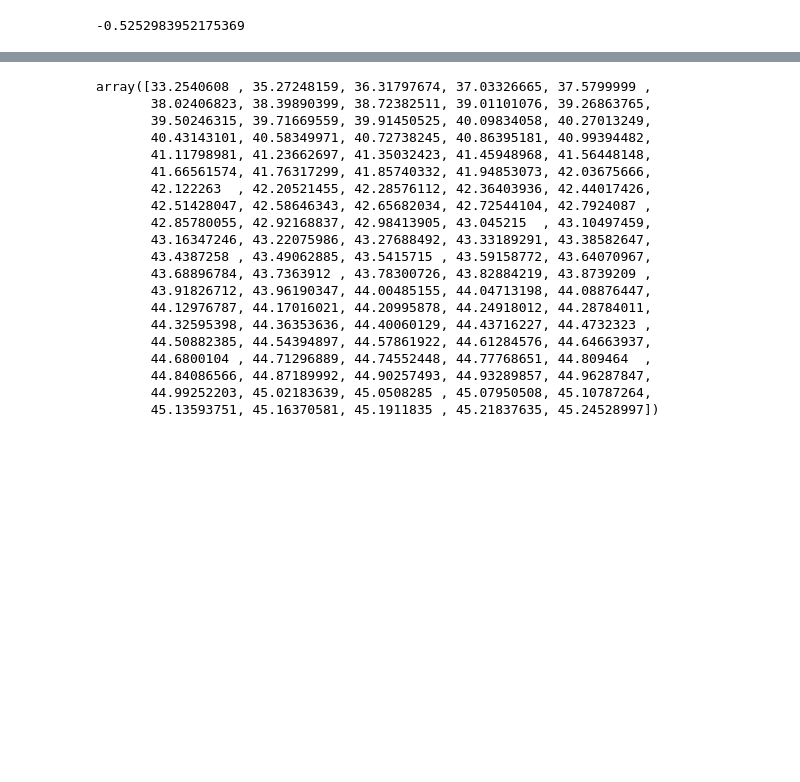
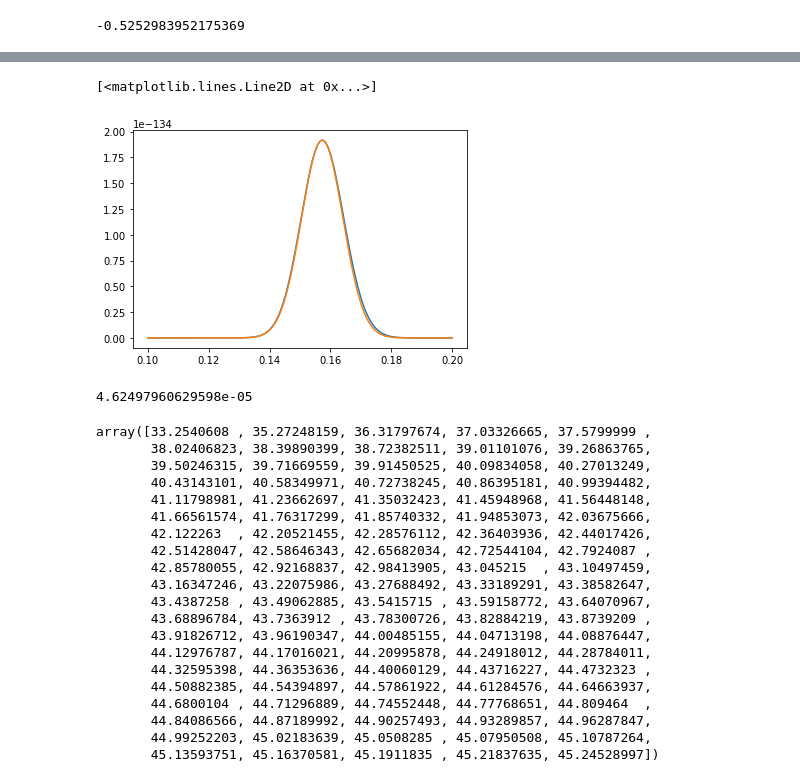
Before and after one commit to mjohnsonperimeter/cosmology_2019, a Jupyter notebook: SN_tutorial.ipynb, the cells around one changed output, grey strips where cells are left out. Drawn from its saved outputs; the diff is of its cells as text; code cells hidden in the pictures; blank space fills up the shorter version.

```diff
--- a/SN_tutorial.ipynb
+++ b/SN_tutorial.ipynb
@@ -167,3 +175,13 @@ omegas[minindex]
+# %%
+plt.plot(omegas,np.exp(-r2/2.))
+plt.plot(omegas,np.exp(-r2approx/2.))
+# %% [output]
+[<matplotlib.lines.Line2D at 0x...>]
+[figure, added]
+# %%
+1./(0.5*d2)
+# %% [output]
+4.62497960629598e-05
 # %%
 import scipy.optimize as optimization
 # %%
```
Also changed, not shown: parts of 8 cells of this notebook.
